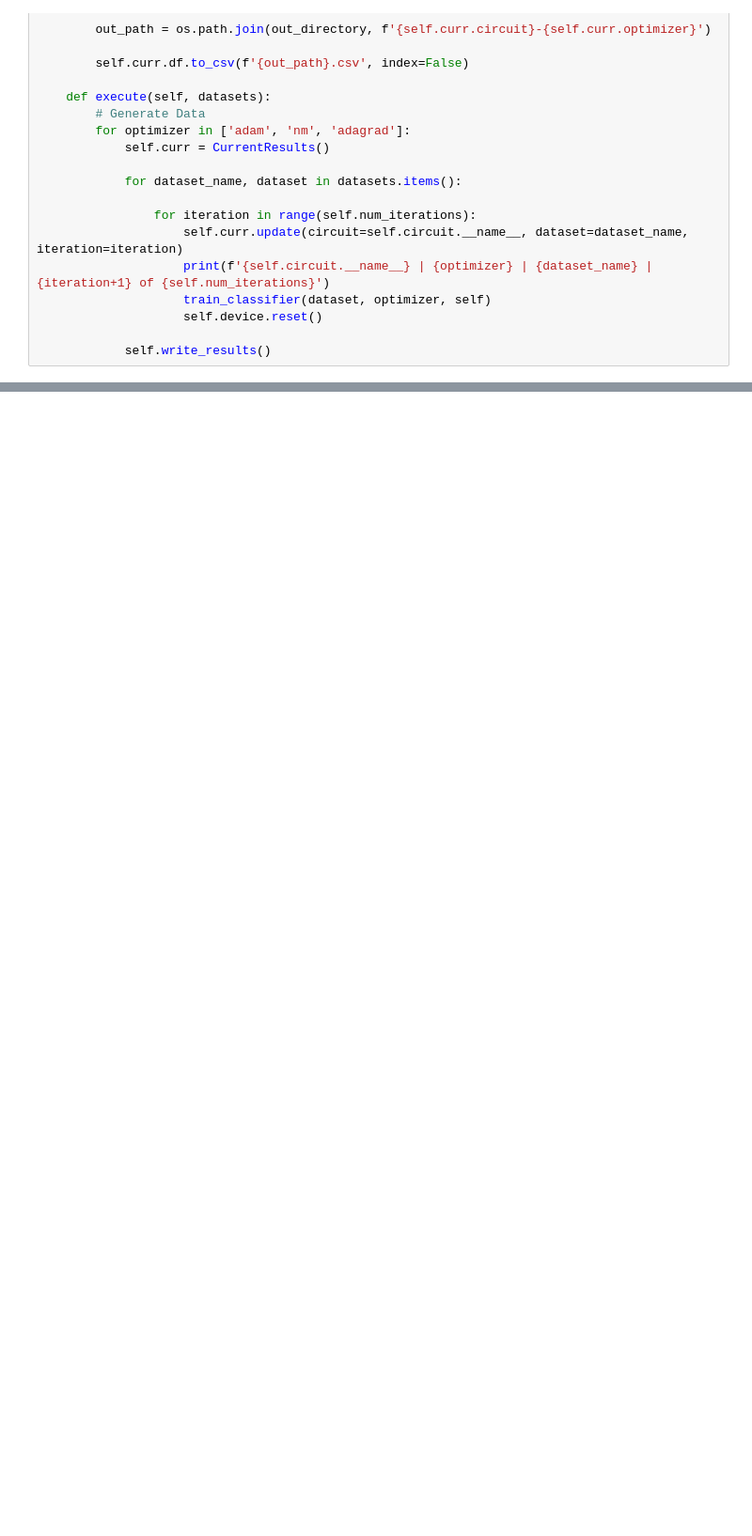
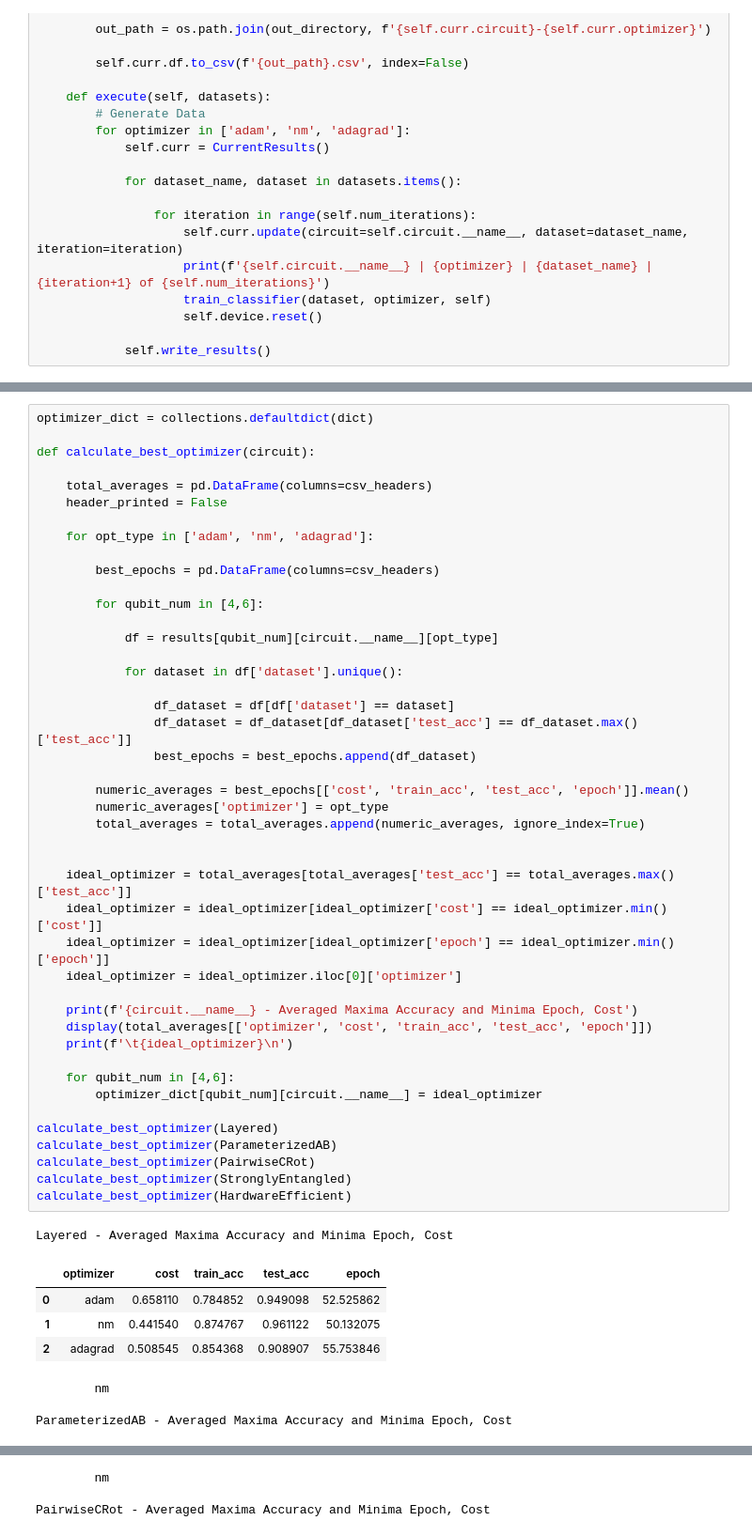
Before and after one commit to mattjurenka/qml-capstone, a Jupyter notebook: testbench.ipynb, the cells around one changed output, grey strips where cells are left out. Shown at 94% size. Saved outputs shown, nothing was run; the diff lists cells and outputs as text; blank space fills up the shorter version.

```diff
--- a/testbench.ipynb
+++ b/testbench.ipynb
@@ -486,0 +516,53 @@ a1.execute(datasets=Q6_datasets)
+# %%
+optimizer_dict = collections.defaultdict(dict)
+
+def calculate_best_optimizer(circuit):
+
+    total_averages = pd.DataFrame(columns=csv_headers)
+    header_printed = False
+
+    for opt_type in ['adam', 'nm', 'adagrad']:
+
+        best_epochs = pd.DataFrame(columns=csv_headers)
+
+        for qubit_num in [4,6]:
+
+            df = results[qubit_num][circuit.__name__][opt_type]
+
+            for dataset in df['dataset'].unique():
+
+                df_dataset = df[df['dataset'] == dataset]
+                df_dataset = df_dataset[df_dataset['test_acc'] == df_dataset.max()['test_acc']]
+                best_epochs = best_epochs.append(df_dataset)
+
+        numeric_averages = best_epochs[['cost', 'train_acc', 'test_acc', 'epoch']].mean()
+        numeric_averages['optimizer'] = opt_type
+        total_averages = total_averages.append(numeric_averages, ignore_index=True)
+
+
+    ideal_optimizer = total_averages[total_averages['test_acc'] == total_averages.max()['test_acc']]
+    ideal_optimizer = ideal_optimizer[ideal_optimizer['cost'] == ideal_optimizer.min()['cost']]
+    ideal_optimizer = ideal_optimizer[ideal_optimizer['epoch'] == ideal_optimizer.min()['epoch']]
+    ideal_optimizer = ideal_optimizer.iloc[0]['optimizer']
+
+    print(f'{circuit.__name__} - Averaged Maxima Accuracy and Minima Epoch, Cost')
+    display(total_averages[['optimizer', 'cost', 'train_acc', 'test_acc', 'epoch']])
+    print(f'\t{ideal_optimizer}\n')
+
+    for qubit_num in [4,6]:
+        optimizer_dict[qubit_num][circuit.__name__] = ideal_optimizer
+
+calculate_best_optimizer(Layered)
+calculate_best_optimizer(ParameterizedAB)
+calculate_best_optimizer(PairwiseCRot)
+calculate_best_optimizer(StronglyEntangled)
+calculate_best_optimizer(HardwareEfficient)
+# %% [output]
+Layered - Averaged Maxima Accuracy and Minima Epoch, Cost
+|  | optimizer | cost | train_acc | test_acc | epoch |
+| 0 | adam | 0.658110 | 0.784852 | 0.949098 | 52.525862 |
+| 1 | nm | 0.441540 | 0.874767 | 0.961122 | 50.132075 |
+| 2 | adagrad | 0.508545 | 0.854368 | 0.908907 | 55.753846 |
+        nm
+
+ParameterizedAB - Averaged Maxima Accuracy and Minima Epoch, Cost
@@ -486,0 +573,3 @@ a1.execute(datasets=Q6_datasets)
+        nm
+
+PairwiseCRot - Averaged Maxima Accuracy and Minima Epoch, Cost
```
Also changed, not shown: parts of 29 cells of this notebook, 30 other files.
